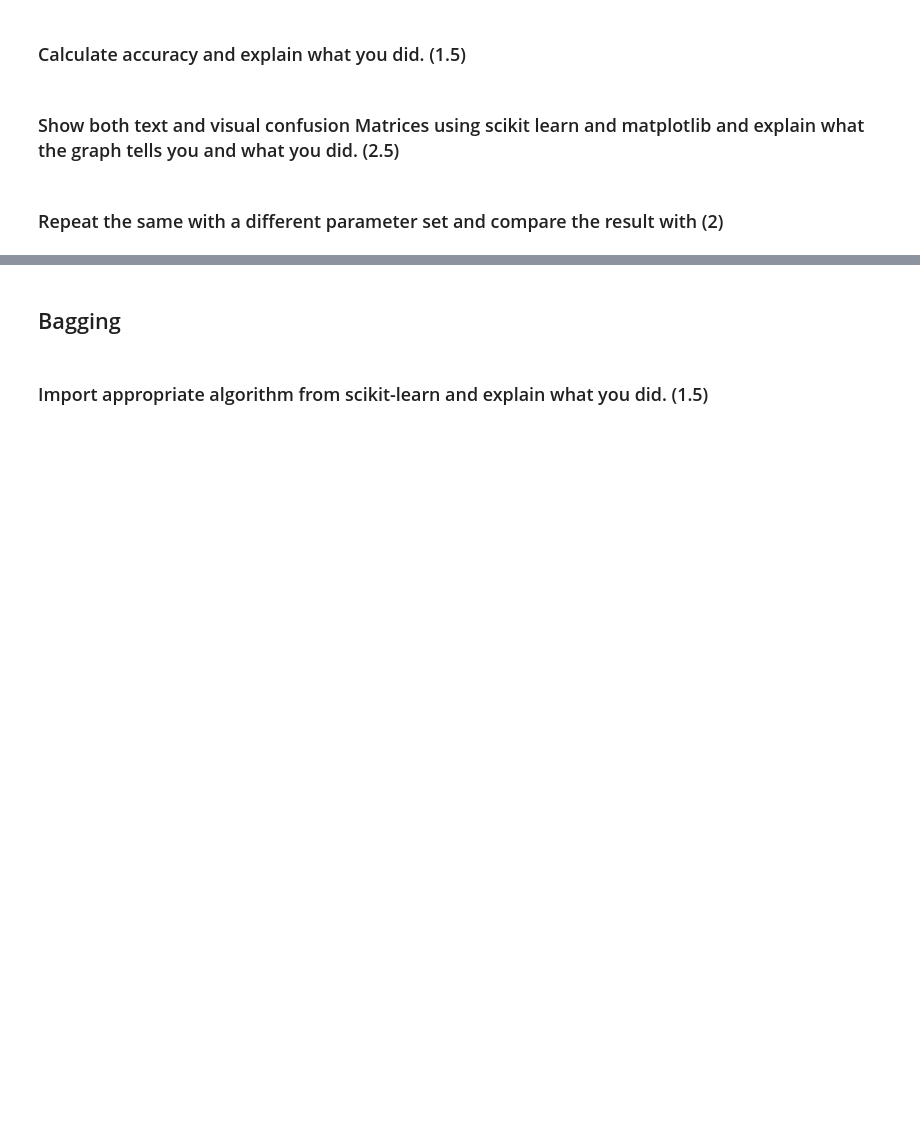
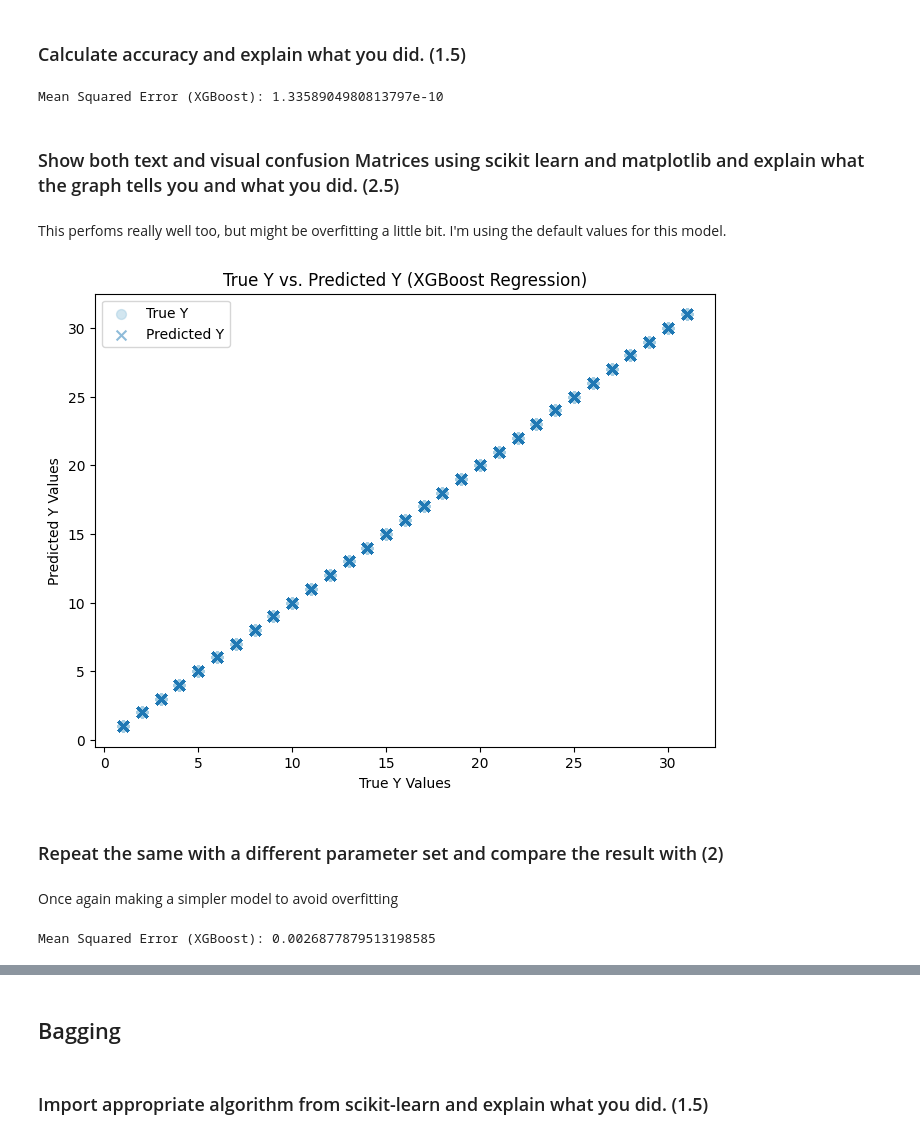
Before and after one commit to lecarpen23/6700_Assignment_01, a Jupyter notebook: Assignment 02_GroupNumber.ipynb, the cells around one changed output, grey strips where cells are left out. Drawn from its saved outputs; the diff is of its cells as text; code cells hidden in the pictures; blank space fills up the shorter version.

```diff
--- a/Assignment 02_GroupNumber.ipynb
+++ b/Assignment 02_GroupNumber.ipynb
@@ -803,4 +929,11 @@ ConfusionMatrixDisplay(conf_matrix).plot()
 # %% [markdown]
 ### Create the appropriate classifier and describe what the syntax represents and what parameters you choose (1.5)
+# %%
+xgb_regressor = xgb.XGBRegressor(
+    n_estimators=100,
+    learning_rate=0.3,
+    random_state=0,
+    max_depth=0,
+)
 # %% [markdown]
 ### Train classifier on train data and explain what you did. (1.5)
@@ -806,0 +942,2 @@ ConfusionMatrixDisplay(conf_matrix).plot()
+# %%
+xgb_regressor.fit(BSHX_train, BSHy_train)
@@ -809,6 +960,44 @@ ConfusionMatrixDisplay(conf_matrix).plot()
+# %%
+BSHy_pred_xgb = xgb_regressor.predict(BSHX_test)
 # %% [markdown]
 ### Calculate accuracy and explain what you did. (1.5)
+# %%
+mse_xgb = mean_squared_error(BSHy_test, BSHy_pred_xgb)
+print(f"Mean Squared Error (XGBoost): {mse_xgb}")
+# %% [output]
+Mean Squared Error (XGBoost): 1.3358904980813797e-10
 # %% [markdown]
 ### Show both text and visual confusion Matrices using scikit learn and matplotlib and explain what the graph tells you and what you did. (2.5)
+# %% [markdown]
+This perfoms really well too, but might be overfitting a little bit. I'm using the default values for this model.
+# %%
+plt.figure(figsize=(8, 6))
+plt.scatter(BSHy_test, BSHy_test, label="True Y", alpha=0.5, marker="o", s=50)
+plt.scatter(BSHy_test, BSHy_pred_xgb, label="Predicted Y", alpha=0.5, marker="x", s=50)
+plt.xlabel("True Y Values")
+plt.ylabel("Predicted Y Values")
+plt.title("True Y vs. Predicted Y (XGBoost Regression)")
+plt.legend()
+plt.show()
+# %% [output]
+[figure, added]
 # %% [markdown]
 ### Repeat the same with a different parameter set and compare the result with (2)
+# %% [markdown]
+Once again making a simpler model to avoid overfitting
+# %%
+xgb_regressor = xgb.XGBRegressor(
+    n_estimators=50,
+    learning_rate=0.1,
+    random_state=0,
+    max_depth=3,
+)
+
+xgb_regressor.fit(BSHX_train, BSHy_train)
+
+BSHy_pred_xgb = xgb_regressor.predict(BSHX_test)
+
+mse_xgb = mean_squared_error(BSHy_test, BSHy_pred_xgb)
+print(f"Mean Squared Error (XGBoost): {mse_xgb}")
+# %% [output]
+Mean Squared Error (XGBoost): 0.0026877879513198585
```
Also changed, not shown: parts of 54 cells of this notebook, 1 other file.
